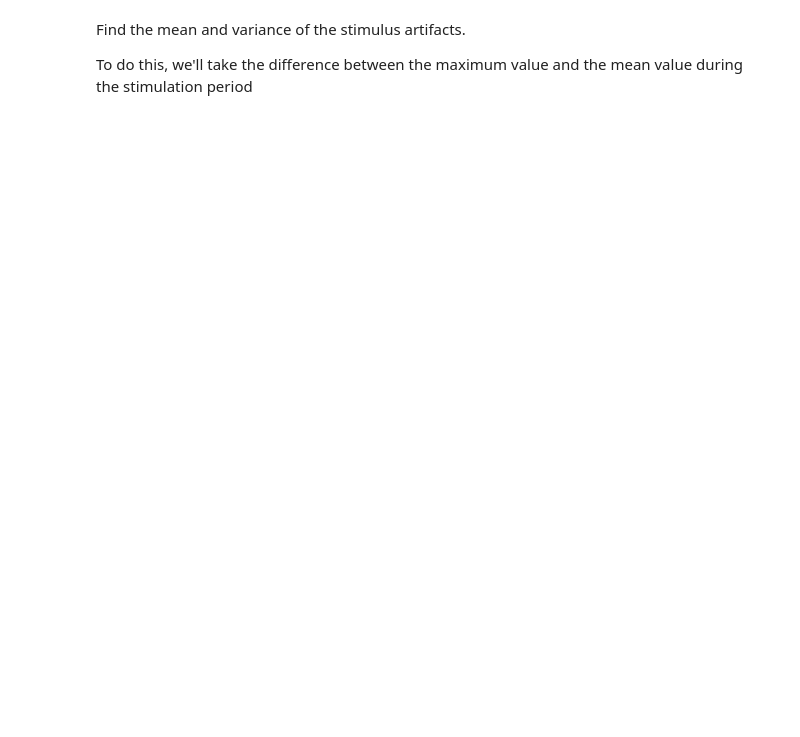
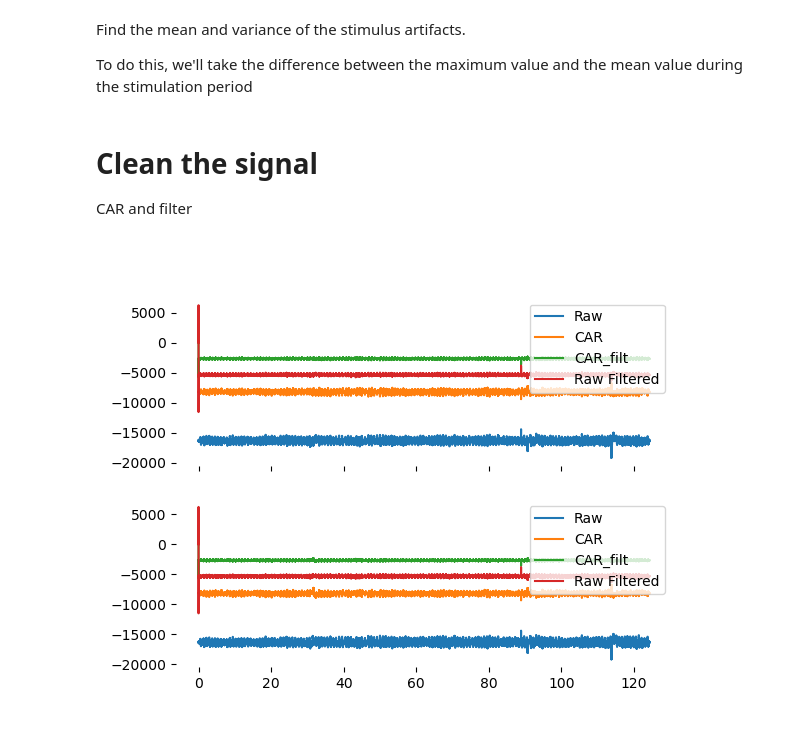
Before and after one commit to kb0dkin/Work_Tools, a Jupyter notebook: BrainPatch_analysis/artifact_exploration.ipynb, the cells around one changed output. Saved outputs shown, nothing was run; the diff lists cells and outputs as text; code cells hidden in the pictures; blank space fills up the shorter version.

```diff
--- a/BrainPatch_analysis/artifact_exploration.ipynb
+++ b/BrainPatch_analysis/artifact_exploration.ipynb
@@ -230,3 +237,48 @@ for i_cont in range(n_cont):
 
 
 # for event in events:
+# %% [markdown]
+# Clean the signal
+
+CAR and filter
+# %%
+# we'll start by removing the common average
+
+# pull out the recordings
+if session.recordnodes:
+    continuous = session.recordnodes[0].recordings[0].continuous[0].samples
+else:
+    continuous = session.recordings[0].continuous[0].samples
+
+# get the mean and subtract it
+mean_sig = np.mean(continuous, axis=1)
+cont_CAR = continuous - np.tile(mean_sig, (continuous.shape[1], 1)).T
+
+# And filter them
+filt = signal.firwin2(73, [0, 250, 350, 6000, 10000, 15000], [0, 0, 1, 1, 0, 0], fs=30000)
+CAR_filt = np.array([signal.convolve(cont, filt) for cont in cont_CAR.T]).T
+cont_filt = np.array([signal.convolve(cont, filt) for cont in continuous.T]).T
+# %%
+max_cont = 2
+n_cont = recording.continuous[0].samples.shape[1]
+n_cont = n_cont if n_cont <= max_cont else max_cont
+
+fig_clean, ax_clean = plt.subplots(nrows=max_cont, sharex=True, sharey=True)
+
+timestamps = recording.continuous[0].sample_numbers - recording.continuous[0].sample_numbers[0]
+timestamps = timestamps/recording.continuous[0].metadata['sample_rate']
+for i_cont in range(n_cont):
+    ax_clean[i_cont].plot(timestamps, continuous[:,i_cont])
+    ax_clean[i_cont].plot(timestamps, cont_CAR[:,i_cont])
+    ax_clean[i_cont].plot(timestamps, CAR_filt[:len(timestamps),i_cont])
+    ax_clean[i_cont].plot(timestamps, cont_filt[:len(timestamps),i_cont])
+
+    # add a legend
+    ax_clean[i_cont].legend(('Raw','CAR','CAR_filt', 'Raw Filtered'))
+
+
+    # remove the outer boxes
+    for spine in ['top','bottom','right','left']:
+        ax_clean[i_cont].spines[spine].set_visible(False)
+# %% [output]
+[figure, added]
```
Also changed, not shown: parts of 5 cells of this notebook, 1 other file.
